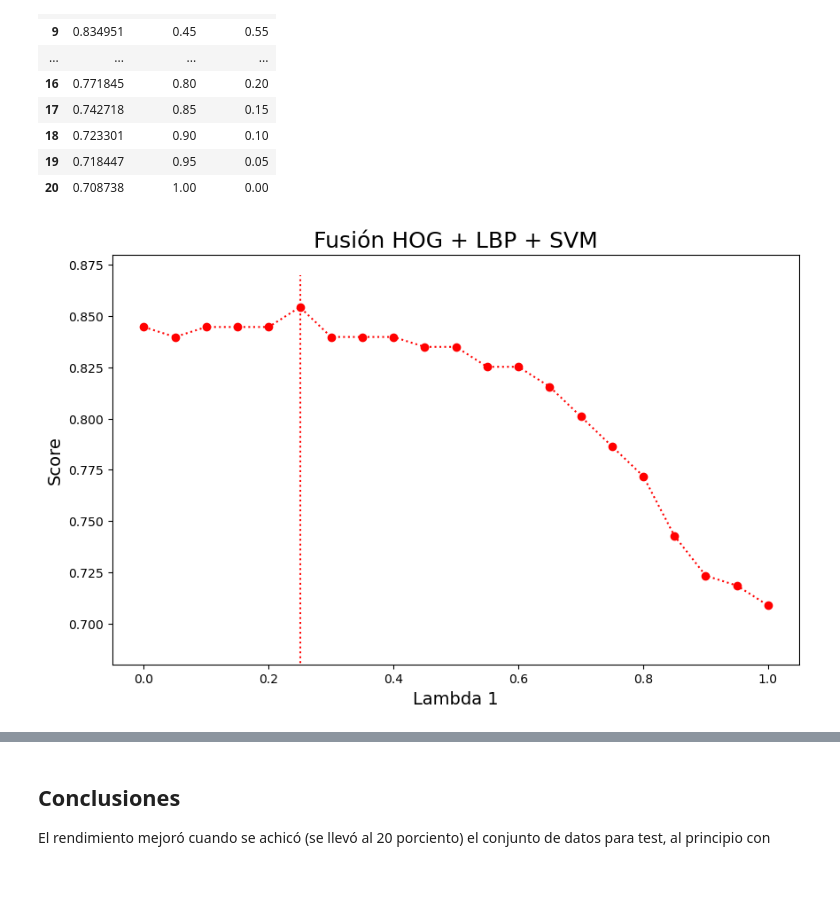
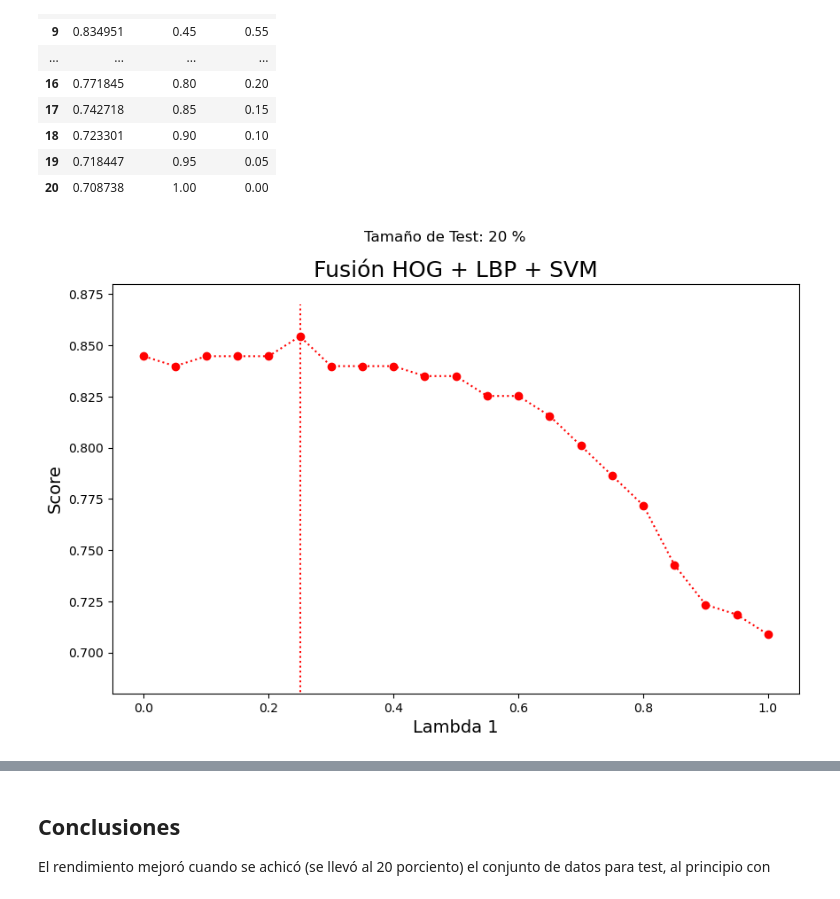
Before and after one commit to manugarciat/erv-practicas, a Jupyter notebook: tire-defect-detection/tp-final.ipynb, the cells around one changed output, grey strips where cells are left out. Saved outputs shown, nothing was run; the diff lists cells and outputs as text; code cells hidden in the pictures.

```diff
--- a/tire-defect-detection/tp-final.ipynb
+++ b/tire-defect-detection/tp-final.ipynb
@@ -583,12 +585,14 @@ display(df_fusion2)
 # %%
 plt.figure(figsize=(10, 6))
 plt.plot(df_fusion2["Lambda 1"], df_fusion2["Score"], 'o:r')
 plt.title('Fusión HOG + LBP + SVM', size=18)
+plt.suptitle('Tamaño de Test: 20 %')
 
 plt.ylim((0.68, 0.88))
 plt.xlabel("Lambda 1", size=14)
+
 plt.ylabel("Score", size=14)
 plt.vlines(0.25, 0.3, 0.87, linestyles='dotted', colors='red')
 plt.show()
 # %% [output]
-[figure, old version]
+[figure, new version]
```
Also changed, not shown: parts of 11 cells of this notebook.
